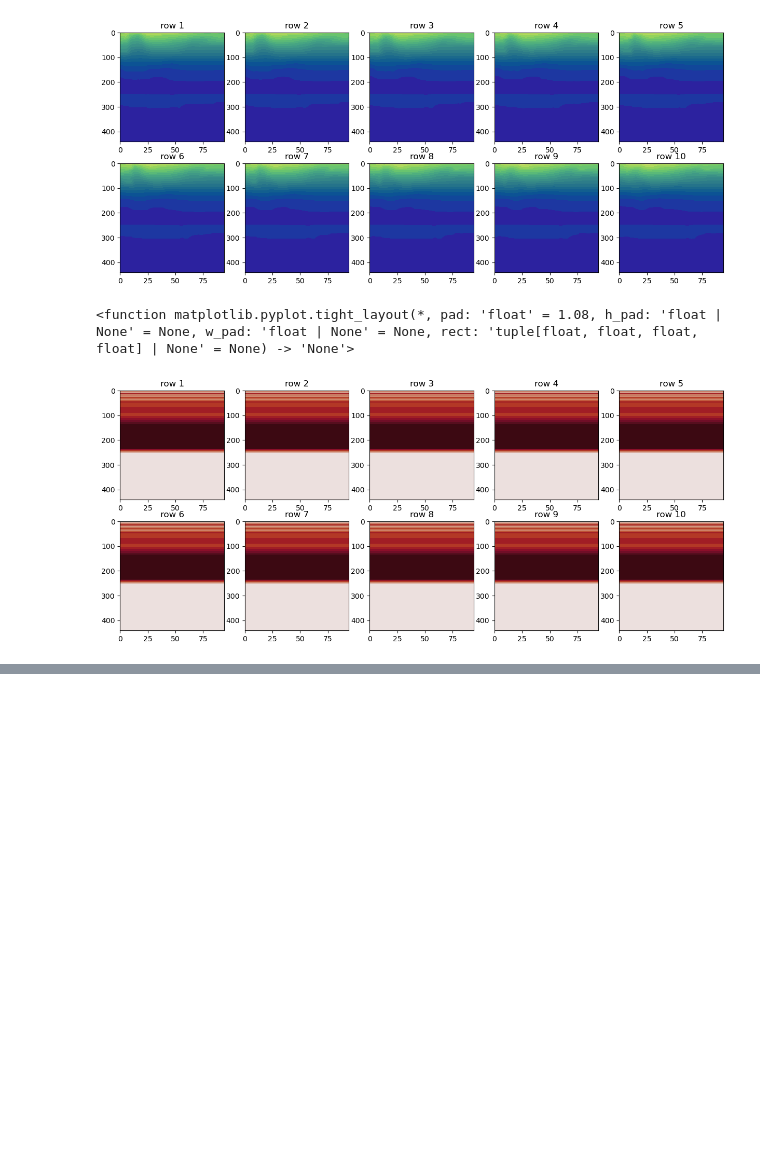
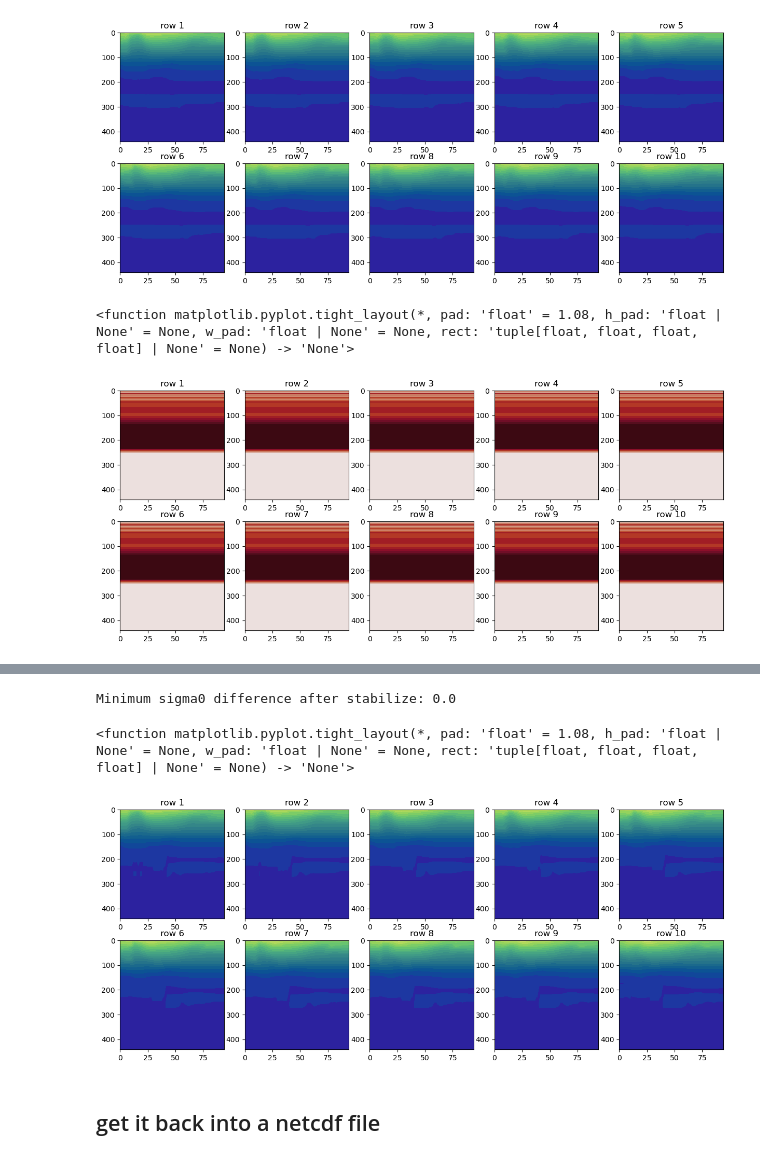
Before and after one commit to UBC-MOAD/analysis-becca, a Jupyter notebook: projections/bdy_play.ipynb, the cells around one changed output, grey strips where cells are left out. Cells and saved outputs as stored; diff of their text form; code cells hidden in the pictures; blank space fills up the shorter version.

```diff
--- a/projections/bdy_play.ipynb
+++ b/projections/bdy_play.ipynb
@@ -72,3 +83,9 @@ np.array(fsouth[fsouth.day=='2018-01-01'].select_dtypes(include=np.number))[0]
+# %%
+# get depth fraction profile of a certain water mass on a specific day
+def get_depth_profile(df, date_str):
+    row = df.loc[df["day"] == date_str]
+    prof = row.select_dtypes(include=np.number).to_numpy().squeeze()
+    return prof  # shape (40,)
 # %%
 # lets hypothetically say that we think the salinity of south water and the CUC are gonna increase by 0.2 g/kg
 # and that the salinity of offS water will decrease by 0.3 g/kg
@@ -97,8 +120,8 @@ for i in range(10):
 
     title=f"row {i+1}"
     ax[row,column].set_title(title)
-    plotsal = Nsal[:,95*i:95*(i+1)]
-    cs = ax[row,column].contourf(X,Y,plotsal,levels=20,cmap=cm.haline_r,vmin=30,vmax=34.5)
+    sal = interps['salt'][:,0,95*i:95*(i+1)]
+    cs = ax[row,column].contourf(X,Y,sal,levels=20,cmap=cm.haline_r,vmin=30,vmax=34.5)
     ax[row,column].set_ylim([np.max(Y),0])
 
 plt.tight_layout
@@ -123,8 +146,8 @@ for i in range(10):
 
     title=f"row {i+1}"
     ax[row,column].set_title(title)
-    plotsal = Nsal[:,95*i:95*(i+1)]-sal[:,95*i:95*(i+1)]
-    cs = ax[row,column].contourf(X,Y,plotsal,levels=20,cmap=cm.balance,vmin=-0.1,vmax=0.1)
+    sal = interps['salt'][:,0,95*i:95*(i+1)] - original_interps['salt'][:,0,95*i:95*(i+1)]
+    cs = ax[row,column].contourf(X,Y,sal,levels=20,cmap=cm.balance,vmin=-0.1,vmax=0.1)
     ax[row,column].set_ylim([np.max(Y),0])
 
 plt.tight_layout
@@ -133,0 +161,41 @@ plt.tight_layout
+# %%
+# start by applying convect
+# this function simply convects vertically based on the density of cells on top of eachother
+sigma = gsw.sigma0(interps['salt'], interps['temp']) # need density first
+sigma, interps = convect(sigma, interps)
+
+# stabilize (small changes to salinity to stabilize marginally stable cells)
+interps = stabilize(sigma, interps)
+# %%
+# diagnostic: minimum density difference between adjacent levels
+dsig = np.diff(sigma, axis=0)
+print("Minimum sigma0 difference after stabilize:", np.nanmin(dsig)) # if negative then something wrong
+# %% [output]
+Minimum sigma0 difference after stabilize: 0.0
+# %%
+vmin, vmax = 30,34.5
+X, Y = np.meshgrid(day1.xbT[0:95].values,day1.deptht.values)
+
+fig, ax = plt.subplots(2,5,figsize=[15,6])
+
+for i in range(10):
+
+    if i <5:
+        row = 0
+        column = i
+    else:
+        row = 1
+        column = i-5
+
+    title=f"row {i+1}"
+    ax[row,column].set_title(title)
+    sal = interps['salt'][:,0,95*i:95*(i+1)]
+    cs = ax[row,column].contourf(X,Y,sal,levels=20,cmap=cm.haline_r,vmin=30,vmax=34.5)
+    ax[row,column].set_ylim([np.max(Y),0])
+
+plt.tight_layout
+# %% [output]
+<function matplotlib.pyplot.tight_layout(*, pad: 'float' = 1.08, h_pad: 'float | None' = None, w_pad: 'float | None' = None, rect: 'tuple[float, float, float, float] | None' = None) -> 'None'>
+[figure, added]
+# %% [markdown]
+## get it back into a netcdf file
```
Also changed, not shown: parts of 9 cells of this notebook.
